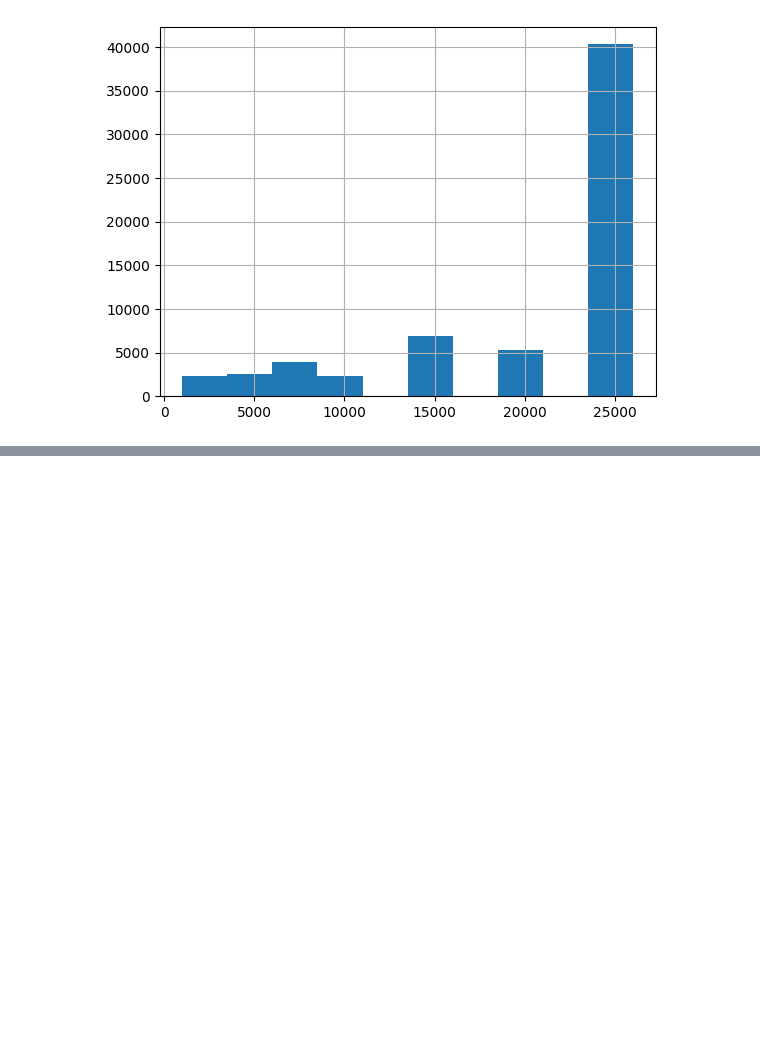
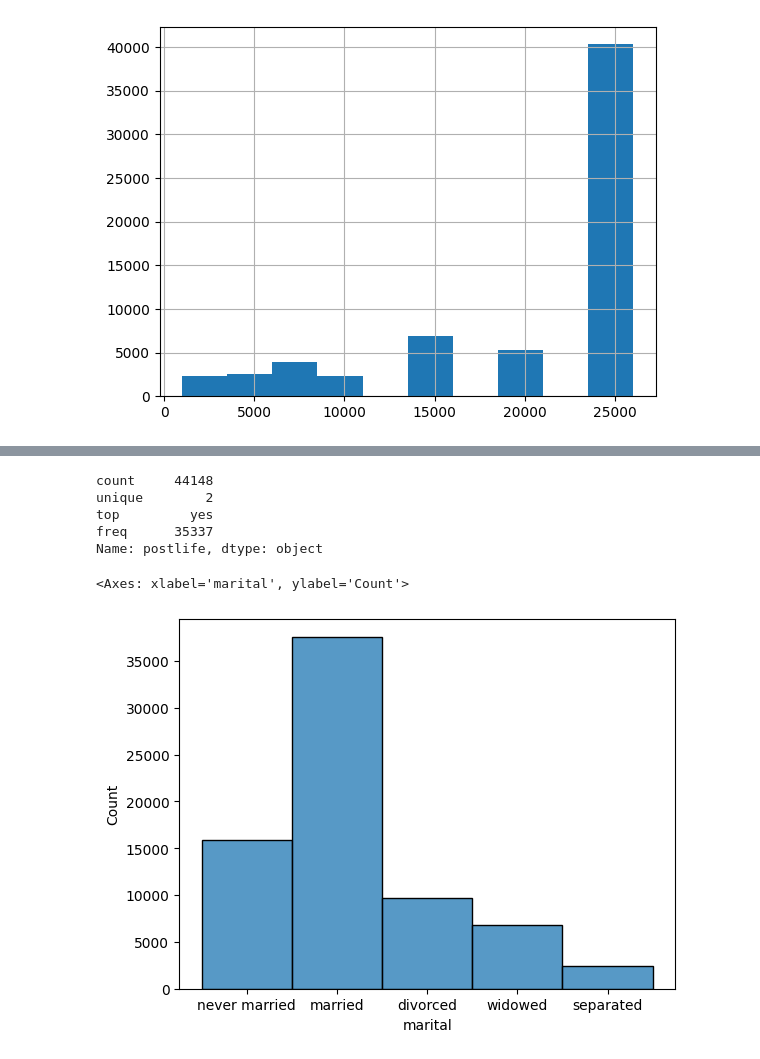
Before and after one commit to annacfisher/project_gss, a Jupyter notebook: group8.ipynb, the cells around one changed output, grey strips where cells are left out. Cells and saved outputs as stored; diff of their text form; code cells hidden in the pictures; blank space fills up the shorter version.

```diff
--- a/group8.ipynb
+++ b/group8.ipynb
@@ -302,0 +335,14 @@ df['income'].hist()
+# %%
+df["postlife"].describe()
+# %% [output]
+count     44148
+unique        2
+top         yes
+freq      35337
+Name: postlife, dtype: object
+# %%
+sns.histplot(df["marital"])
+#most people are married
+# %% [output]
+<Axes: xlabel='marital', ylabel='Count'>
+[figure, added]
```
Also changed, not shown: parts of 26 cells of this notebook.
